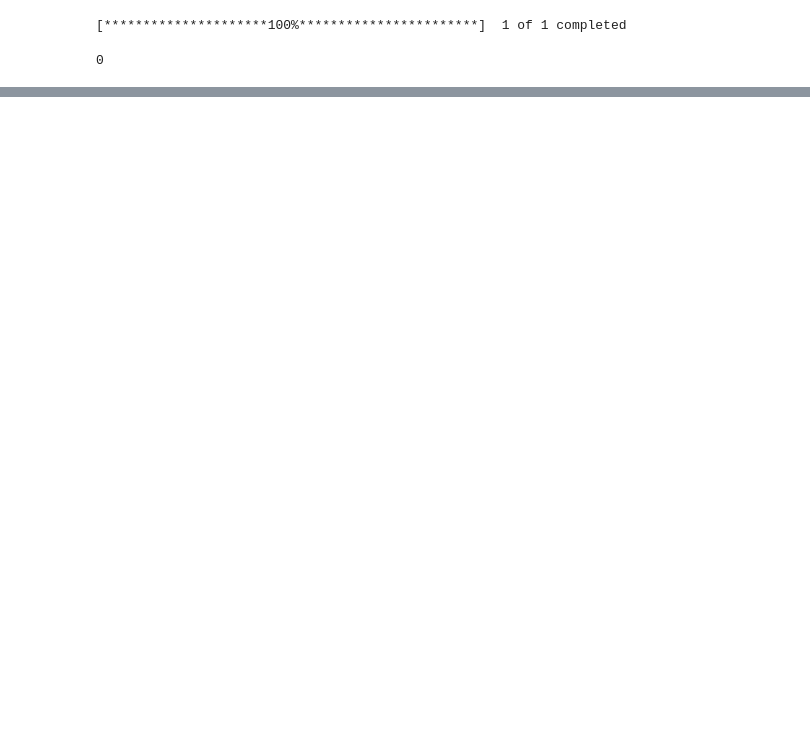
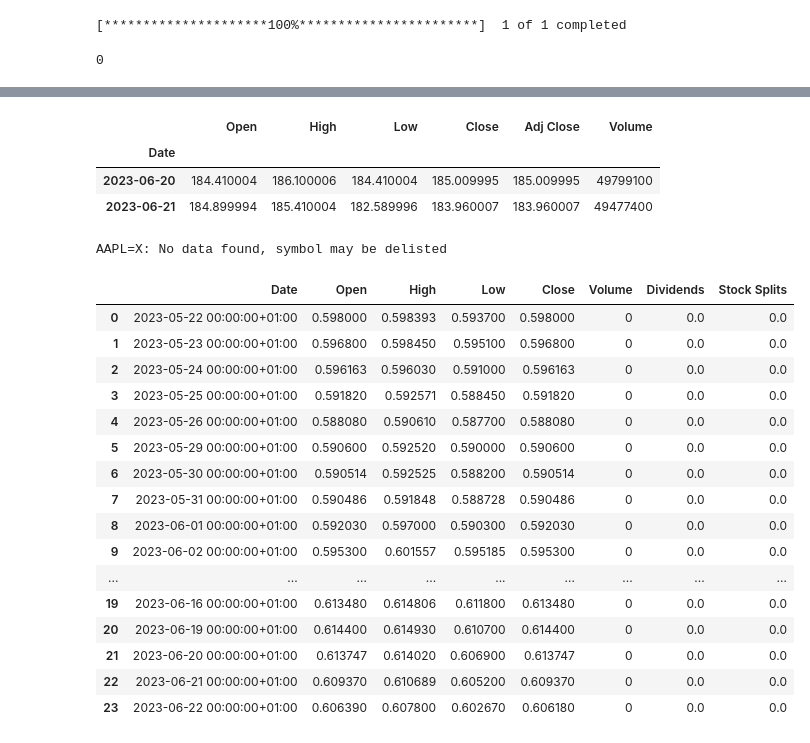
Before and after one commit to kravchukpetr/FinanceProject, a Jupyter notebook: ipynb/Load Ticks.ipynb, the cells around one changed output, grey strips where cells are left out. Cells and saved outputs as stored; diff of their text form; code cells hidden in the pictures; blank space fills up the shorter version.

```diff
--- a/ipynb/Load Ticks.ipynb
+++ b/ipynb/Load Ticks.ipynb
@@ -86,0 +100,32 @@ soup.findAll('table')
+# %%
+res
+# %% [output]
+|  | Open | High | Low | Close | Adj Close | Volume |
+| Date |  |  |  |  |  |  |
+| 2023-06-20 | 184.410004 | 186.100006 | 184.410004 | 185.009995 | 185.009995 | 49799100 |
+| 2023-06-21 | 184.899994 | 185.410004 | 182.589996 | 183.960007 | 183.960007 | 49477400 |
+# %%
+stock = yf.Ticker(f"AAPL=x")
+data = stock.history(period="1mo", interval="1d").reset_index()
+# %% [output]
+AAPL=X: No data found, symbol may be delisted
+# %%
+data
+# %% [output]
+|  | Date | Open | High | Low | Close | Volume | Dividends | Stock Splits |
+| 0 | 2023-05-22 00:00:00+01:00 | 0.598000 | 0.598393 | 0.593700 | 0.598000 | 0 | 0.0 | 0.0 |
+| 1 | 2023-05-23 00:00:00+01:00 | 0.596800 | 0.598450 | 0.595100 | 0.596800 | 0 | 0.0 | 0.0 |
+| 2 | 2023-05-24 00:00:00+01:00 | 0.596163 | 0.596030 | 0.591000 | 0.596163 | 0 | 0.0 | 0.0 |
+| 3 | 2023-05-25 00:00:00+01:00 | 0.591820 | 0.592571 | 0.588450 | 0.591820 | 0 | 0.0 | 0.0 |
+| 4 | 2023-05-26 00:00:00+01:00 | 0.588080 | 0.590610 | 0.587700 | 0.588080 | 0 | 0.0 | 0.0 |
+| 5 | 2023-05-29 00:00:00+01:00 | 0.590600 | 0.592520 | 0.590000 | 0.590600 | 0 | 0.0 | 0.0 |
+| 6 | 2023-05-30 00:00:00+01:00 | 0.590514 | 0.592525 | 0.588200 | 0.590514 | 0 | 0.0 | 0.0 |
+| 7 | 2023-05-31 00:00:00+01:00 | 0.590486 | 0.591848 | 0.588728 | 0.590486 | 0 | 0.0 | 0.0 |
+| 8 | 2023-06-01 00:00:00+01:00 | 0.592030 | 0.597000 | 0.590300 | 0.592030 | 0 | 0.0 | 0.0 |
+| 9 | 2023-06-02 00:00:00+01:00 | 0.595300 | 0.601557 | 0.595185 | 0.595300 | 0 | 0.0 | 0.0 |
+| ... | ... | ... | ... | ... | ... | ... | ... | ... |
+| 19 | 2023-06-16 00:00:00+01:00 | 0.613480 | 0.614806 | 0.611800 | 0.613480 | 0 | 0.0 | 0.0 |
+| 20 | 2023-06-19 00:00:00+01:00 | 0.614400 | 0.614930 | 0.610700 | 0.614400 | 0 | 0.0 | 0.0 |
+| 21 | 2023-06-20 00:00:00+01:00 | 0.613747 | 0.614020 | 0.606900 | 0.613747 | 0 | 0.0 | 0.0 |
+| 22 | 2023-06-21 00:00:00+01:00 | 0.609370 | 0.610689 | 0.605200 | 0.609370 | 0 | 0.0 | 0.0 |
+| 23 | 2023-06-22 00:00:00+01:00 | 0.606390 | 0.607800 | 0.602670 | 0.606180 | 0 | 0.0 | 0.0 |
```
Also changed, not shown: parts of 8 cells of this notebook, 10 other files.
